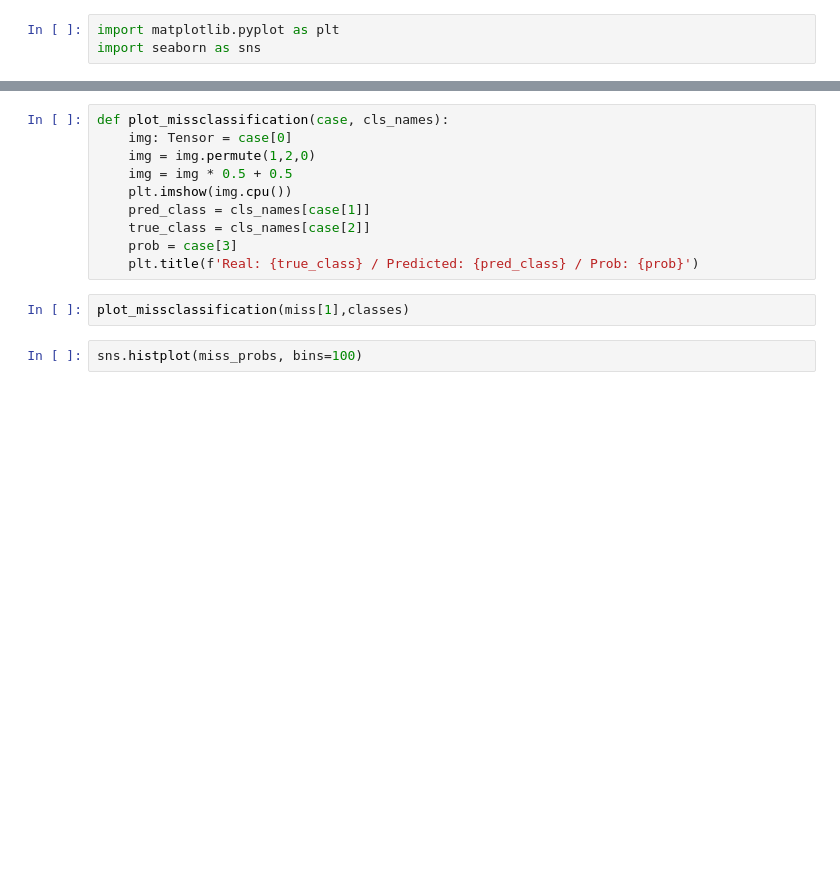
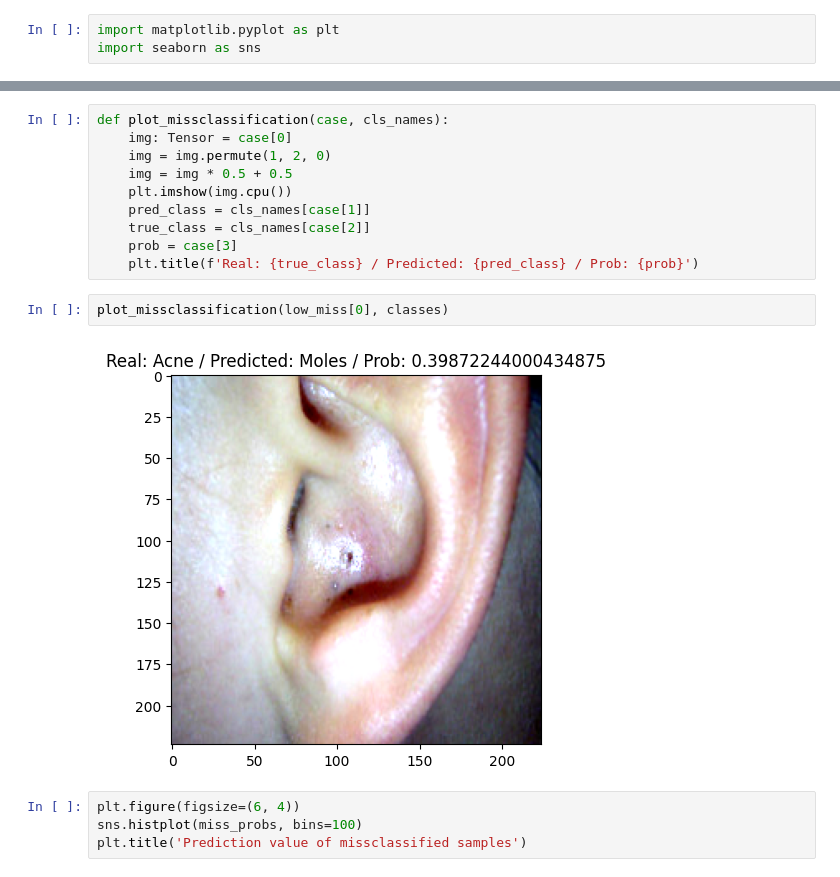
Before and after one commit to jarzeckil/skin-disease-recognition, a Jupyter notebook: notebooks/evaluation.ipynb, the cells around one changed output, grey strips where cells are left out. Cells and saved outputs as stored; diff of their text form; blank space fills up the shorter version.

```diff
--- a/notebooks/evaluation.ipynb
+++ b/notebooks/evaluation.ipynb
@@ -86,7 +109,7 @@ plt.show()
 # %%
 def plot_missclassification(case, cls_names):
     img: Tensor = case[0]
-    img = img.permute(1,2,0)
+    img = img.permute(1, 2, 0)
     img = img * 0.5 + 0.5
     plt.imshow(img.cpu())
     pred_class = cls_names[case[1]]
@@ -94,6 +117,10 @@ def plot_missclassification(case, cls_names):
     prob = case[3]
     plt.title(f'Real: {true_class} / Predicted: {pred_class} / Prob: {prob}')
 # %%
-plot_missclassification(miss[1],classes)
+plot_missclassification(low_miss[0], classes)
+# %% [output]
+[figure, added]
 # %%
+plt.figure(figsize=(6, 4))
 sns.histplot(miss_probs, bins=100)
+plt.title('Prediction value of missclassified samples')
```
Also changed, not shown: parts of 6 cells of this notebook.
